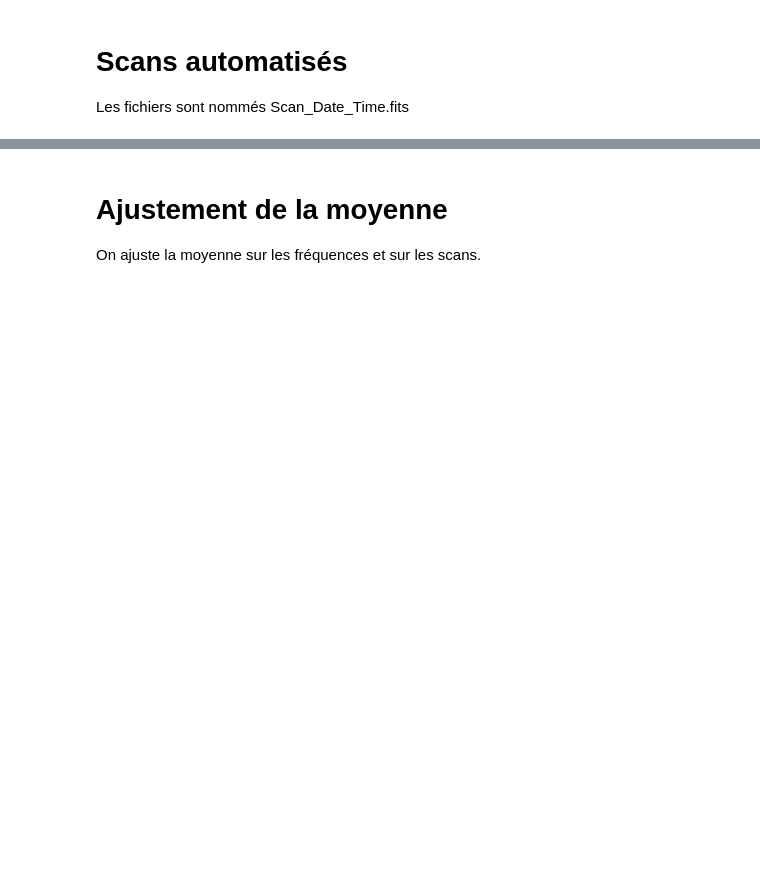
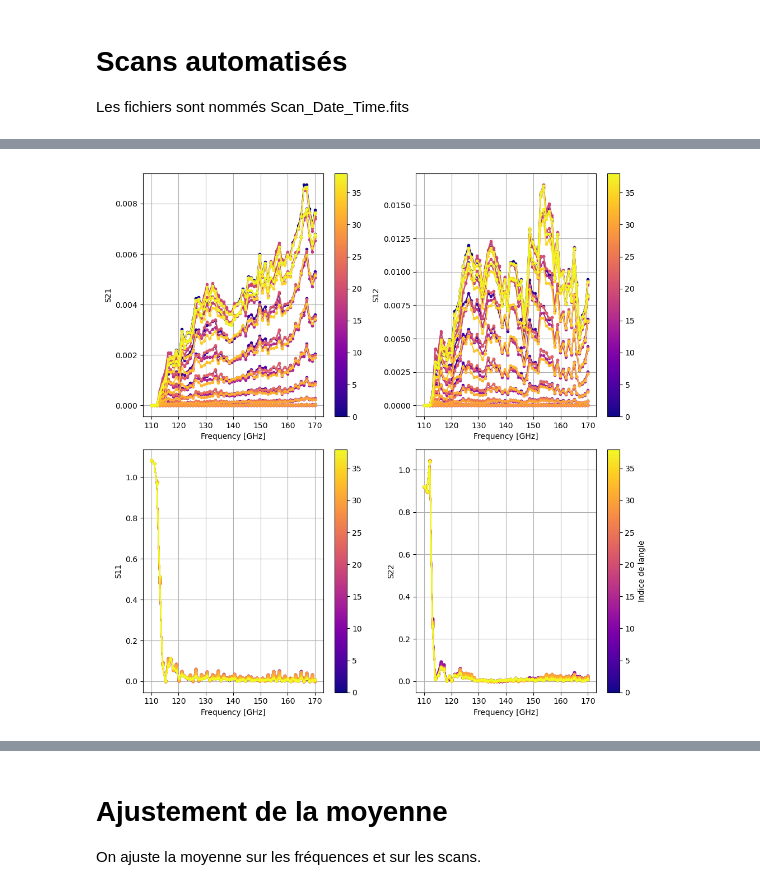
Before and after one commit to mousset/COSMOCal, a Jupyter notebook: Analyse_Scan_polariseur.ipynb, the cells around one changed output, grey strips where cells are left out. Cells and saved outputs as stored; diff of their text form; code cells hidden in the pictures; blank space fills up the shorter version.

```diff
--- a/Analyse_Scan_polariseur.ipynb
+++ b/Analyse_Scan_polariseur.ipynb
@@ -164,3 +246,50 @@ print(mag_lin_norm.shape)
+# %%
+nang = 39
+tt = np.arange(0, 380)
+colors, norm, cmap = dml.get_colors(nang, cmap_name='plasma', vmin=0, vmax=nang-1)
+
+fig, ax = plt.subplots(2, 2, figsize=(10, 10))
+ax = ax.ravel()
+for i, a in enumerate(np.arange(0, nang)):
+    ax[0].plot(freq_samples, mag_lin[a, 0, :], '.-', color=colors[i]) # S21
+    ax[1].plot(freq_samples, mag_lin[a, 1, :], '.-', color=colors[i]) # S12
+    ax[2].plot(freq_samples, mag_lin[a, 2, :], '.-', color=colors[i]) # S11
+    ax[3].plot(freq_samples, mag_lin[a, 3, :], '.-', color=colors[i]) # S22
+
+ax[0].set_xlabel("Frequency [GHz]")
+ax[0].set_ylabel("S21")
+#ax[0].set_yscale('log')
+ax[0].grid(10)
+
+ax[1].set_xlabel("Frequency [GHz]")
+ax[1].set_ylabel("S12")
+#ax[1].set_yscale('log')
+ax[1].grid(10)
+
+ax[2].set_xlabel("Frequency [GHz]")
+ax[2].set_ylabel("S11")
+#ax[2].set_yscale('log')
+ax[2].grid(10)
+
+ax[3].set_xlabel("Frequency [GHz]")
+ax[3].set_ylabel("S22")
+#ax[3].set_yscale('log')
+ax[3].grid(10)
+
+#créer une colorbar qui montre l'échelle d'indices (ou de valeurs réelles)
+sm = ScalarMappable(cmap=cmap, norm=norm)
+sm.set_array([])  # nécessaire pour colorbar
+cbar = plt.colorbar(sm, ax=ax[0])
+cbar = plt.colorbar(sm, ax=ax[1])
+cbar = plt.colorbar(sm, ax=ax[2])
+cbar = plt.colorbar(sm, ax=ax[3])
+cbar.set_label('Indice de langle')
+
+fig.tight_layout()
+if save_plots:
+    fig.savefig(plot_path + f"Scan_{scan}_allangles.png", dpi=300)
+# %% [output]
+[figure, added]
 # %%
 # Moyenne sur les angles
 freqs = np.arange(0, 60)
```
Also changed, not shown: parts of 41 cells of this notebook.
